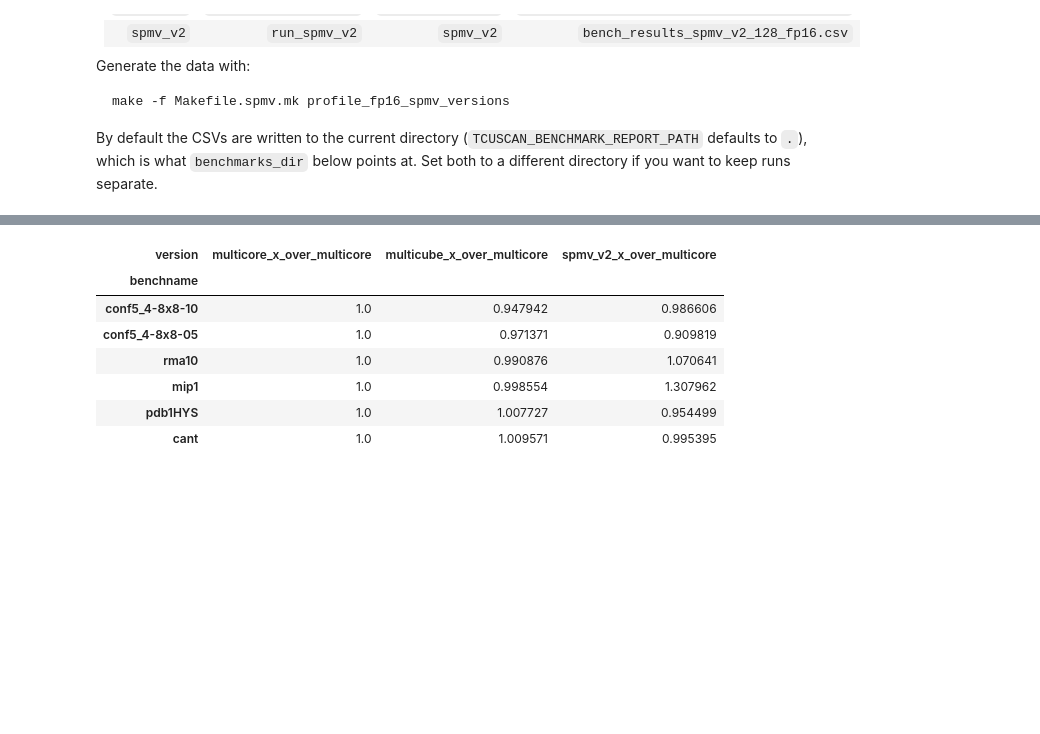
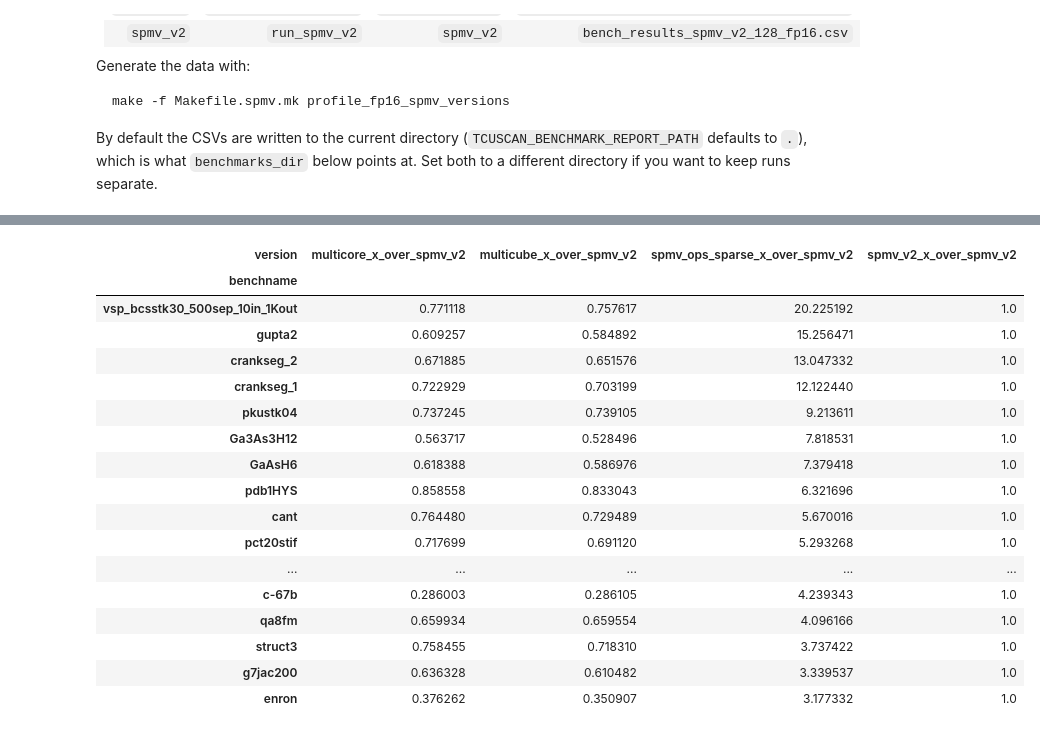
Before and after one commit to huawei-csl/pytorch-tcuscan, a Jupyter notebook: nbs/paper-plots/plt_spmv_versions_comparison.ipynb, the cells around one changed output, grey strips where cells are left out. Saved outputs shown, nothing was run; the diff lists cells and outputs as text; code cells hidden in the pictures; blank space fills up the shorter version.

```diff
--- a/nbs/paper-plots/plt_spmv_versions_comparison.ipynb
+++ b/nbs/paper-plots/plt_spmv_versions_comparison.ipynb
@@ -30,8 +30,9 @@ benchmarks_dir = "../.."
 version_globs = [
     ("*spmv_128*.csv", "multicore"),
     ("*spmv_multi_cube_128*.csv", "multicube"),
-    ("*spmv_v2_128*.csv", "spmv_v2"),
-]
+    ("*spmv_v2_128_fp16.csv", "spmv_v2"),
+    ("*spmv_ops_sparse_fp16.csv", "spmv_ops_sparse"),
+    ]
 
 dfs = []
 for pattern, version in version_globs:
@@ -94,15 +95,25 @@ plt.savefig("spmv_versions_comparison.pdf", bbox_inches="tight")
 # %%
-# Speedup of each version relative to the multicore baseline, per matrix.
+# Speedup of each version relative to the spmv_v2 baseline, per matrix.
 med = grand_df.groupby(["benchname", "version"])["time_us"].median().unstack()
-speedup = med.div(med["multicore"], axis=0)
-speedup = speedup.rename(columns=lambda c: f"{c}_x_over_multicore")
-speedup.sort_values("multicube_x_over_multicore")
+speedup = med.div(med["spmv_v2"], axis=0)
+speedup = speedup.rename(columns=lambda c: f"{c}_x_over_spmv_v2")
+speedup.sort_values("spmv_ops_sparse_x_over_spmv_v2", ascending=False).head(20)
 # %% [output]
-| version | multicore_x_over_multicore | multicube_x_over_multicore | spmv_v2_x_over_multicore |
-| benchname |  |  |  |
-| conf5_4-8x8-10 | 1.0 | 0.947942 | 0.986606 |
-| conf5_4-8x8-05 | 1.0 | 0.971371 | 0.909819 |
-| rma10 | 1.0 | 0.990876 | 1.070641 |
-| mip1 | 1.0 | 0.998554 | 1.307962 |
-| pdb1HYS | 1.0 | 1.007727 | 0.954499 |
-| cant | 1.0 | 1.009571 | 0.995395 |
+| version | multicore_x_over_spmv_v2 | multicube_x_over_spmv_v2 | spmv_ops_sparse_x_over_spmv_v2 | spmv_v2_x_over_spmv_v2 |
+| benchname |  |  |  |  |
+| vsp_bcsstk30_500sep_10in_1Kout | 0.771118 | 0.757617 | 20.225192 | 1.0 |
+| gupta2 | 0.609257 | 0.584892 | 15.256471 | 1.0 |
+| crankseg_2 | 0.671885 | 0.651576 | 13.047332 | 1.0 |
+| crankseg_1 | 0.722929 | 0.703199 | 12.122440 | 1.0 |
+| pkustk04 | 0.737245 | 0.739105 | 9.213611 | 1.0 |
+| Ga3As3H12 | 0.563717 | 0.528496 | 7.818531 | 1.0 |
+| GaAsH6 | 0.618388 | 0.586976 | 7.379418 | 1.0 |
+| pdb1HYS | 0.858558 | 0.833043 | 6.321696 | 1.0 |
+| cant | 0.764480 | 0.729489 | 5.670016 | 1.0 |
+| pct20stif | 0.717699 | 0.691120 | 5.293268 | 1.0 |
+| ... | ... | ... | ... | ... |
+| c-67b | 0.286003 | 0.286105 | 4.239343 | 1.0 |
+| qa8fm | 0.659934 | 0.659554 | 4.096166 | 1.0 |
+| struct3 | 0.758455 | 0.718310 | 3.737422 | 1.0 |
+| g7jac200 | 0.636328 | 0.610482 | 3.339537 | 1.0 |
+| enron | 0.376262 | 0.350907 | 3.177332 | 1.0 |
```
Also changed, not shown: parts of 2 cells of this notebook.
